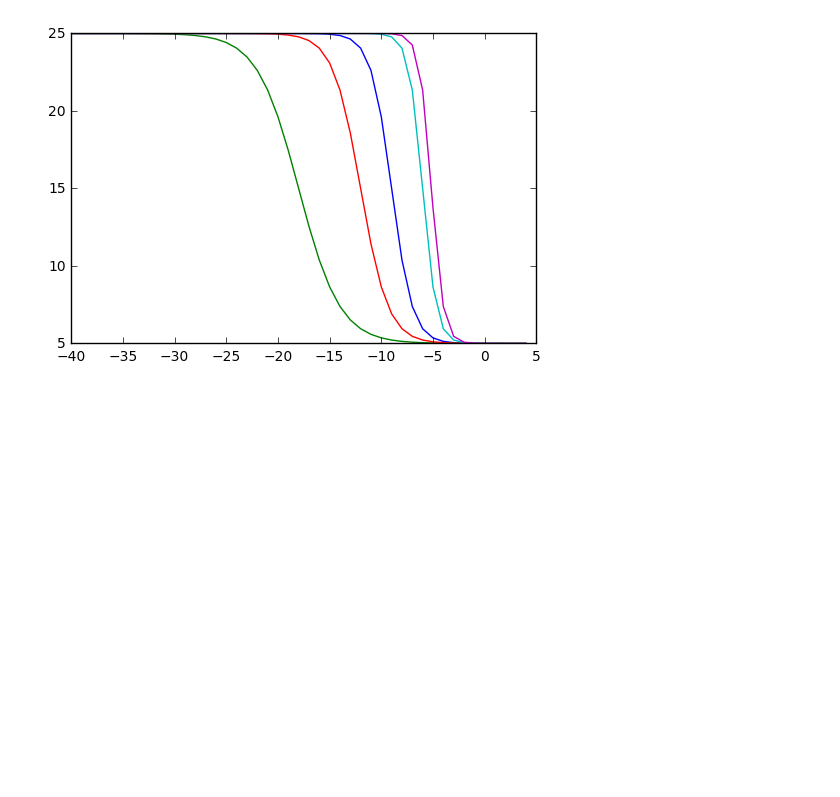
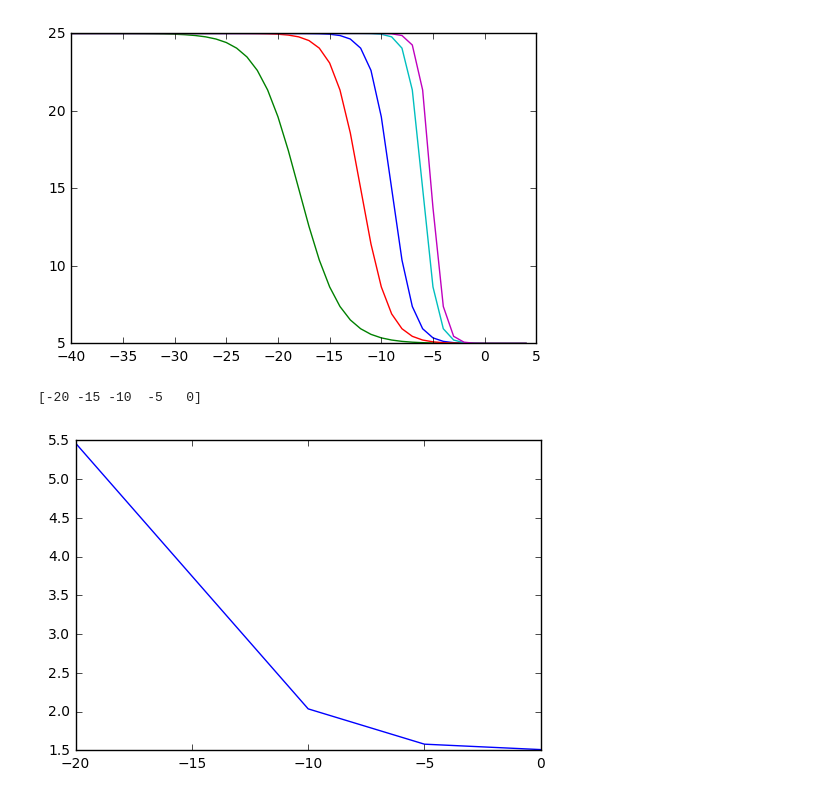
Before and after one commit to eldon/droneDeliveries, a Jupyter notebook: trajectory_fitting/Sigmoids_Fun.ipynb, the cells around one changed output. Saved outputs shown, nothing was run; the diff lists cells and outputs as text; code cells hidden in the pictures; blank space fills up the shorter version.

```diff
--- a/trajectory_fitting/Sigmoids_Fun.ipynb
+++ b/trajectory_fitting/Sigmoids_Fun.ipynb
@@ -34,3 +34,13 @@ plt.plot(
 plt.show()
 # %% [output]
 [figure]
+# %%
+x = np.arange(-20, 4, 5)
+print x
+# %% [output]
+[-20 -15 -10  -5   0]
+# %%
+plt.plot(x, get_trajectory(x, 0.4, 6.0, 1.5, 6))
+plt.show()
+# %% [output]
+[figure, added]
```
Also changed, not shown: 3 other files.
